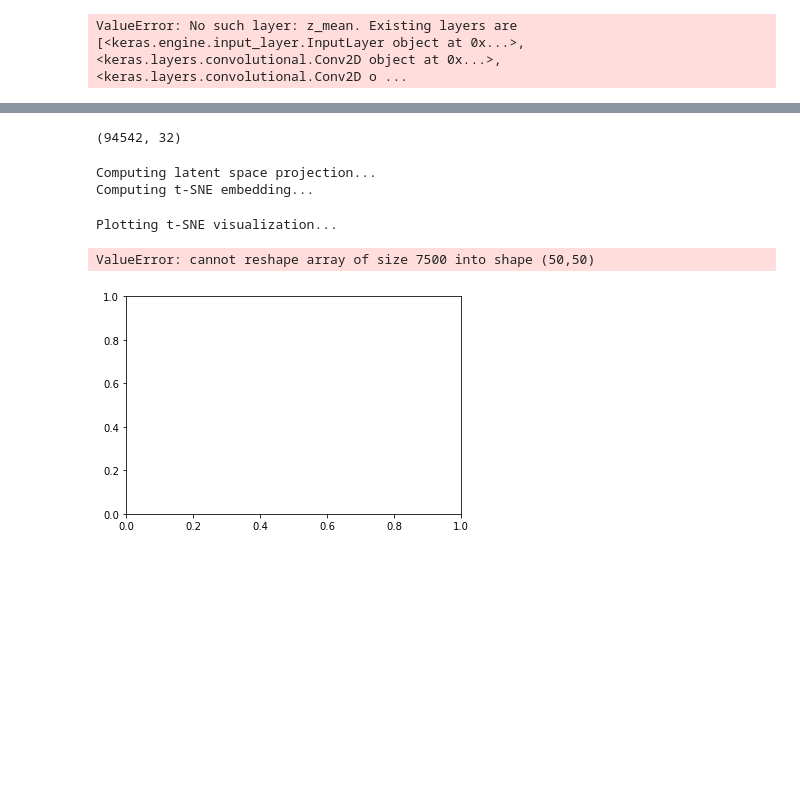
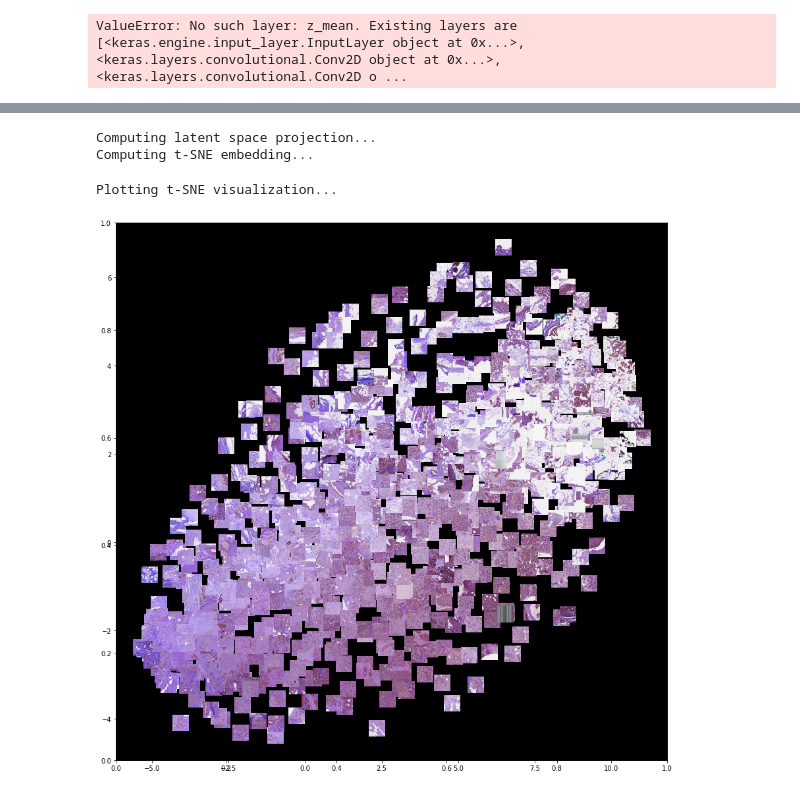
Before and after one commit to nderus/HistoDL, a Jupyter notebook: main.ipynb, the cells around one changed output, grey strips where cells are left out. Cells and saved outputs as stored; diff of their text form; code cells hidden in the pictures; blank space fills up the shorter version.

```diff
--- a/main.ipynb
+++ b/main.ipynb
@@ -362,8 +366,8 @@ def imscatter(x, y, ax, imageData, zoom):
         x0, y0 = x[i], y[i]
         # Convert to image
         img = imageData[i]*255.
-        img = img.astype(np.uint8).reshape([img_size ,img_size, 3])
-        img = cv2.cvtColor(img,cv2.COLOR_GRAY2RGB)
+        img = img.astype(np.uint8).reshape([img_size,img_size,3])
+        #img = cv2.cvtColor(img,cv2.COLOR_GRAY2RGB)
         # Note: OpenCV uses BGR and plt uses RGB
         image = OffsetImage(img, zoom=zoom)
         ab = AnnotationBbox(image, (x0, y0), xycoords='data', frameon=False)
@@ -388,8 +392,10 @@ def computeTSNEProjectionOfLatentSpace(X, X_encoded, display=True):
     # Plot images according to t-sne embedding
     if display:
         print("Plotting t-SNE visualization...")
-        fig, ax = plt.subplots()
-        imscatter(X_tsne[:, 0], X_tsne[:, 1], imageData=X, ax=ax, zoom=0.6)
+        fig, ax = plt.subplots(figsize=(15, 15))
+        ax = fig.add_subplot(111, facecolor='black')
+        imscatter(X_tsne[:, 0], X_tsne[:, 1], imageData=X, ax=ax, zoom=0.5)
+        fig.savefig('img/t-SNE-embedding.png')
         plt.show()
     else:
         return X_tsne
@@ -398,12 +402,12 @@ X_encoded = encoder.predict(train_x)
-# %%
-X_encoded.shape
-# %% [output]
-(94542, 32)
+# %%
+X_encoded = encoder.predict(train_x)
+X_encoded.shape
+#need to reshape for TSNE
+X_encoded_flatten = X_encoded.reshape(X_encoded.shape[0], 1875)
 # %%
-computeTSNEProjectionOfLatentSpace(train_x, X_encoded, display=True)
+computeTSNEProjectionOfLatentSpace(train_x[:1000,], X_encoded_flatten[:1000,], display=True)
 # %% [output]
 Computing latent space projection...
 Computing t-SNE embedding...
 Plotting t-SNE visualization...
-ValueError: cannot reshape array of size 7500 into shape (50,50)
-[figure, old version]
+[figure, new version]
```
Also changed, not shown: parts of 15 cells of this notebook, 2 other files.
